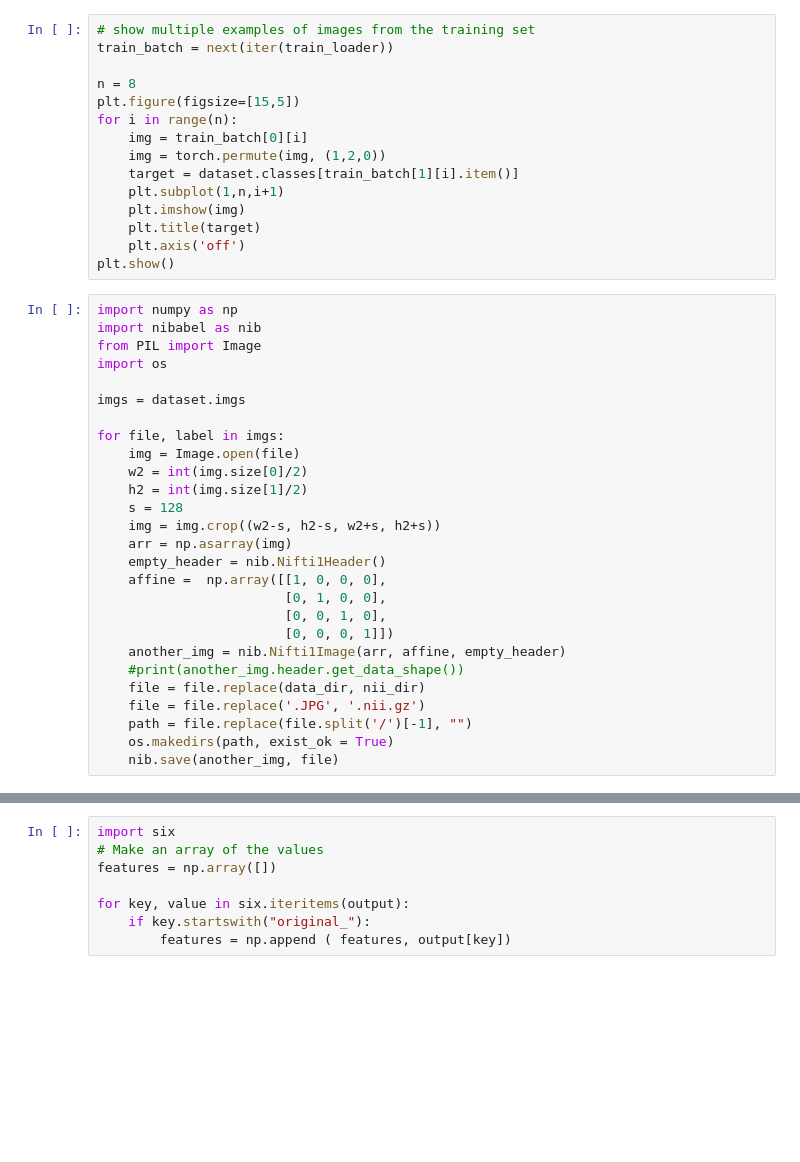
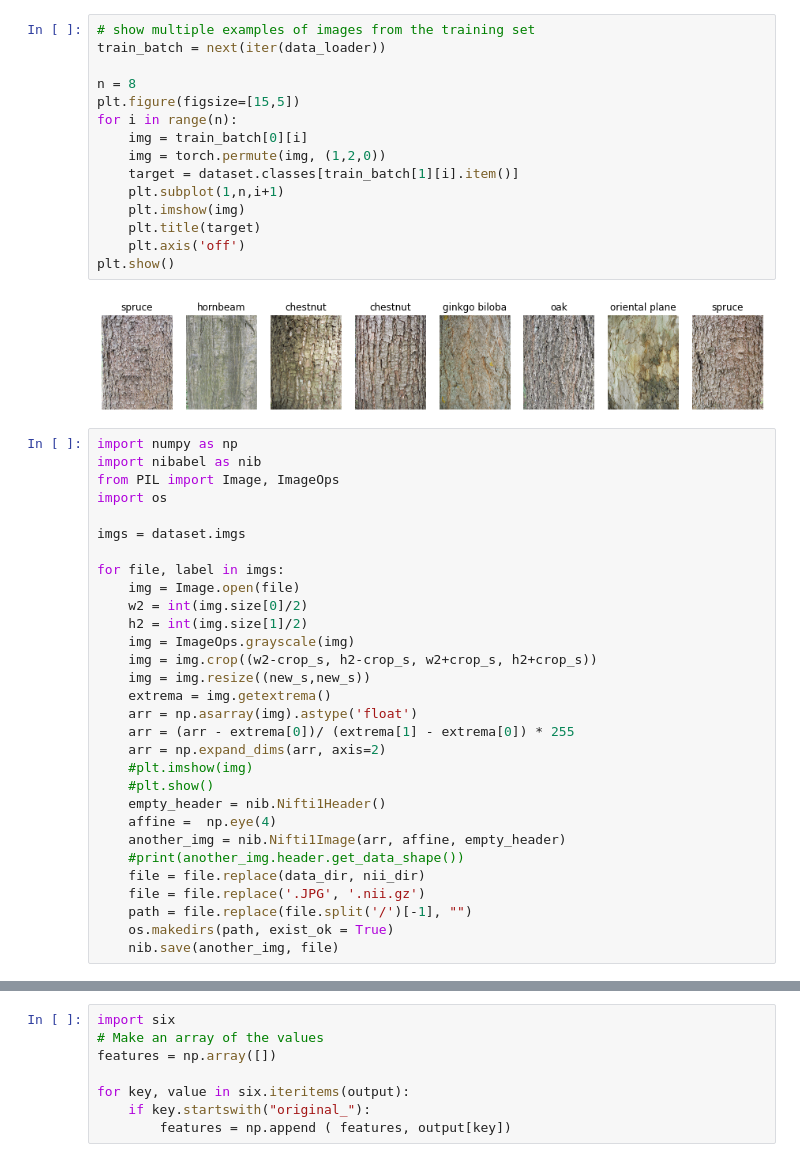
Before and after one commit to MahsaPaknezhad/RadiomicsTutorial, a Jupyter notebook: trunk_analysis.ipynb, the cells around one changed output, grey strips where cells are left out. Cells and saved outputs as stored; diff of their text form; blank space fills up the shorter version.

```diff
--- a/trunk_analysis.ipynb
+++ b/trunk_analysis.ipynb
@@ -42,22 +36,24 @@ test_loader = torch.utils.data.DataLoader(test_dataset.dataset,
 # %%
 # show multiple examples of images from the training set
-train_batch = next(iter(train_loader))
+train_batch = next(iter(data_loader))
 
 n = 8
 plt.figure(figsize=[15,5])
 for i in range(n):
     img = train_batch[0][i]
     img = torch.permute(img, (1,2,0))
     target = dataset.classes[train_batch[1][i].item()]
     plt.subplot(1,n,i+1)
     plt.imshow(img)
     plt.title(target)
     plt.axis('off')
 plt.show()
+# %% [output]
+[figure, added]
 # %%
 import numpy as np
 import nibabel as nib
-from PIL import Image
+from PIL import Image, ImageOps
 import os
 
 imgs = dataset.imgs
@@ -66,14 +62,17 @@ for file, label in imgs:
     img = Image.open(file)
     w2 = int(img.size[0]/2)
     h2 = int(img.size[1]/2)
-    s = 128
-    img = img.crop((w2-s, h2-s, w2+s, h2+s))
-    arr = np.asarray(img)
+    img = ImageOps.grayscale(img)
+    img = img.crop((w2-crop_s, h2-crop_s, w2+crop_s, h2+crop_s))
+    img = img.resize((new_s,new_s))
+    extrema = img.getextrema()
+    arr = np.asarray(img).astype('float')
+    arr = (arr - extrema[0])/ (extrema[1] - extrema[0]) * 255
+    arr = np.expand_dims(arr, axis=2)
+    #plt.imshow(img)
+    #plt.show()
     empty_header = nib.Nifti1Header()
-    affine =  np.array([[1, 0, 0, 0],
-                        [0, 1, 0, 0],
-                        [0, 0, 1, 0],
-                        [0, 0, 0, 1]])
+    affine =  np.eye(4)
     another_img = nib.Nifti1Image(arr, affine, empty_header)
     #print(another_img.header.get_data_shape())
     file = file.replace(data_dir, nii_dir)
```
Also changed, not shown: parts of 35 cells of this notebook, 4 other files.
